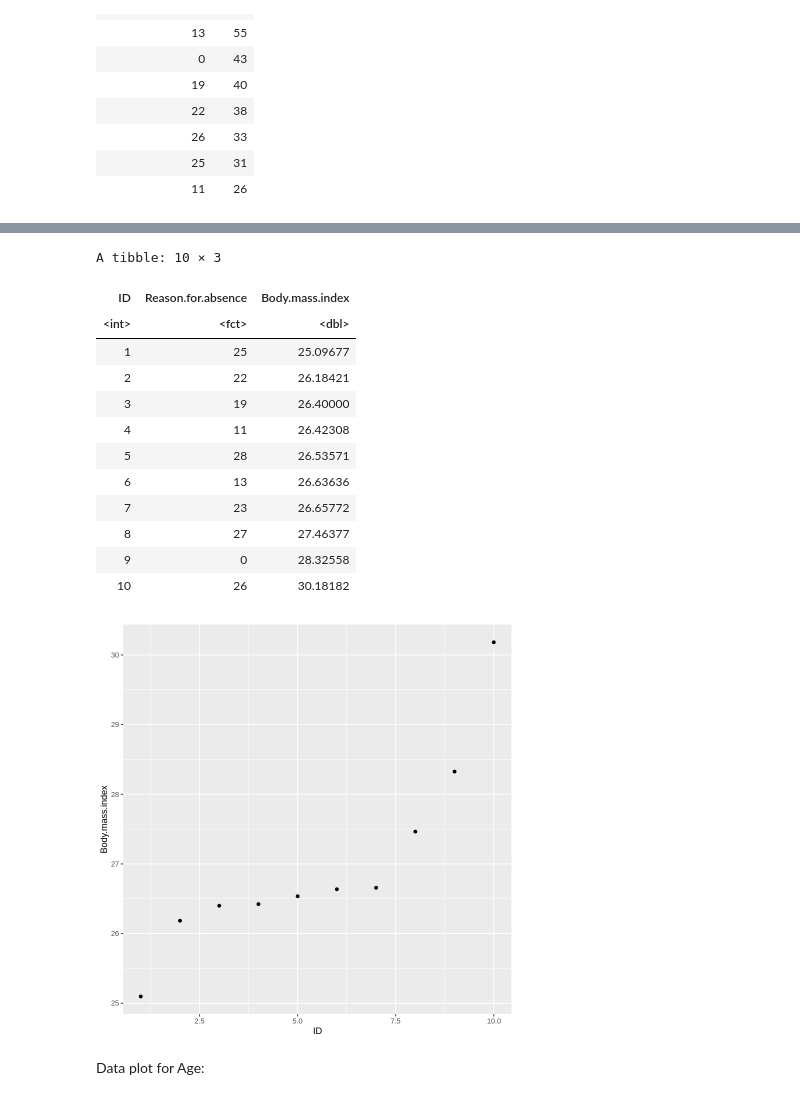
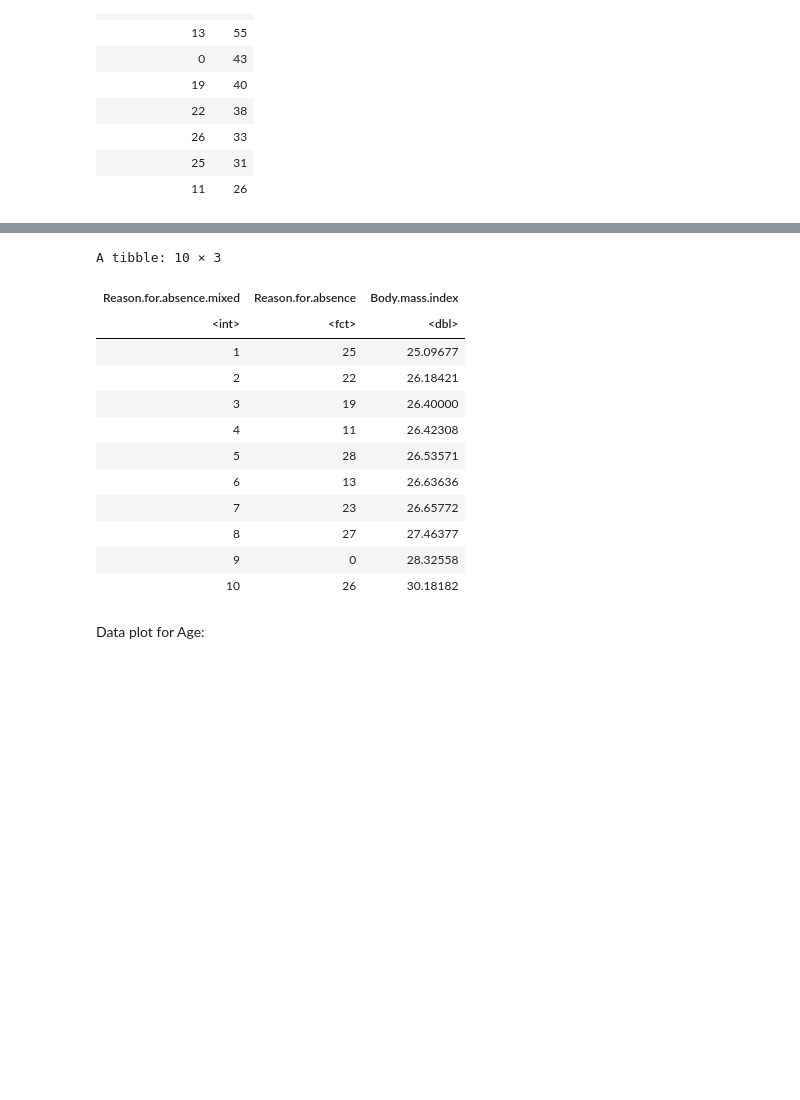
Before and after one commit to tim13246879/dsci-100-2022w1-group-87, a Jupyter notebook: Proposal.ipynb, the cells around one changed output, grey strips where cells are left out. Drawn from its saved outputs; the diff is of its cells as text; code cells hidden in the pictures; blank space fills up the shorter version.

```diff
--- a/Proposal.ipynb
+++ b/Proposal.ipynb
@@ -79,18 +82,17 @@ Data plot for BMI:
 # %%
 data_mean_BMI <- select(data,Reason.for.absence,Absenteeism.time.in.hours,Body.mass.index) |>
         mutate(across(Reason.for.absence, as.factor))  |>
     group_by(Reason.for.absence)|>
     summarize(Body.mass.index = mean(Body.mass.index)) |>
     arrange(Body.mass.index) |>
-    tibble::rowid_to_column("ID")
+    tibble::rowid_to_column("Reason.for.absence.mixed")
 data_mean_BMI
 
-data_plot_BMI <- ggplot(data_mean_BMI, aes(x=ID,y=Body.mass.index)) +
+data_plot_BMI <- ggplot(data_mean_BMI, aes(x=Reason.for.absence.mixed,y=Body.mass.index)) +
     geom_point()
-data_plot_BMI
 # %% [output]
 A tibble: 10 × 3
-| ID | Reason.for.absence | Body.mass.index |
+| Reason.for.absence.mixed | Reason.for.absence | Body.mass.index |
 | <int> | <fct> | <dbl> |
 | 1 | 25 | 25.09677 |
 | 2 | 22 | 26.18421 |
@@ -102,7 +104,6 @@ A tibble: 10 × 3
 | 8 | 27 | 27.46377 |
 | 9 | 0 | 28.32558 |
 | 10 | 26 | 30.18182 |
-[figure, removed]
 # %% [markdown]
 Data plot for Age:
 # %%
```
Also changed, not shown: parts of 8 cells of this notebook.
